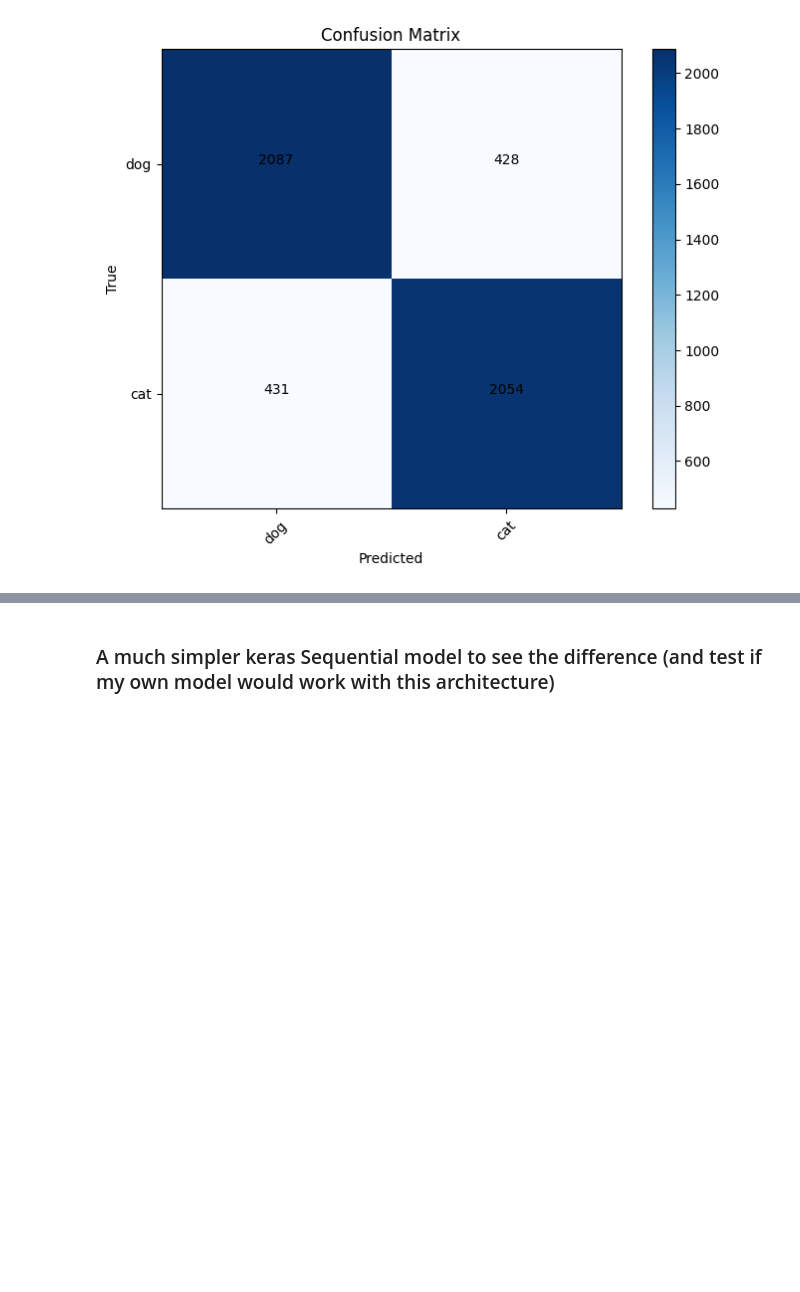
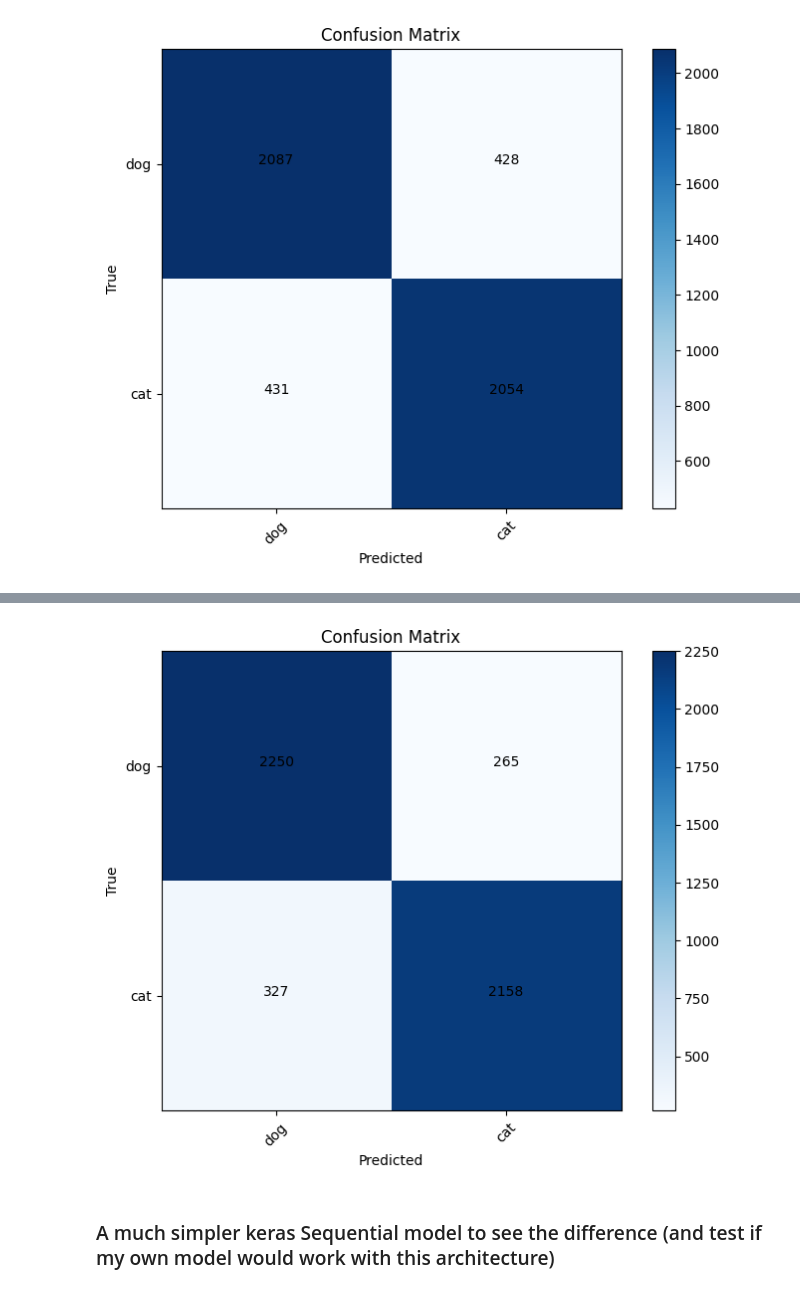
Before and after one commit to flowqrr/dogs_cats_cnn, a Jupyter notebook: dogs-vs-cats/other_models.ipynb, the cells around one changed output, grey strips where cells are left out. Drawn from its saved outputs; the diff is of its cells as text; code cells hidden in the pictures; blank space fills up the shorter version.

```diff
--- a/dogs-vs-cats/other_models.ipynb
+++ b/dogs-vs-cats/other_models.ipynb
@@ -313,0 +419,52 @@ weighted avg       0.83      0.83      0.83      5000
+# %%
+import numpy as np
+from sklearn.metrics import classification_report, confusion_matrix, f1_score
+import matplotlib.pyplot as plt
+
+score = model.evaluate(validation_generator, verbose=0)
+validation_steps = len(validation_generator)
+val_loss, val_accuracy = score[0], score[1]
+
+# resetting the generator to start from the beginning
+validation_generator.reset()
+y_true = []
+y_pred = []
+
+for i in range(validation_steps):
+    x_val, y_val = next(validation_generator)
+    y_true.extend(y_val)
+    y_pred.extend(model.predict(x_val))
+
+# converting predicted probabilities to binary predictions
+y_pred = np.argmax(y_pred, axis=1)
+y_true = np.argmax(y_true, axis=1)
+
+f1 = f1_score(y_true, y_pred)
+confusion = confusion_matrix(y_true, y_pred)
+
+print(f"Loss: {val_loss}")
+print(f"Accuracy: {val_accuracy}")
+print(f"F1 Score: {f1}")
+
+target_names = ["dog", "cat"]
+report = classification_report(y_true, y_pred, target_names=target_names)
+print("Classification Report:")
+print(report)
+
+plt.figure(figsize=(8, 6))
+plt.imshow(confusion, interpolation='nearest', cmap=plt.get_cmap('Blues'))
+plt.title('Confusion Matrix')
+plt.colorbar()
+
+# adding actual numbers to the plot
+for i in range(2):
+    for j in range(2):
+        plt.text(j, i, str(confusion[i, j]), horizontalalignment='center', color='black')
+
+tick_marks = np.arange(2) # bc we have 2 classes
+plt.xticks(tick_marks, target_names, rotation=45)
+plt.yticks(tick_marks, target_names)
+plt.xlabel('Predicted')
+plt.ylabel('True')
+plt.show()
+# %% [output]
@@ -314,3 +488,4 @@ weighted avg       0.83      0.83      0.83      5000
+[figure, added]
 # %% [markdown]
 ### A much simpler keras Sequential model to see the difference (and test if my own model would work with this architecture)
 # %%
```
Also changed, not shown: parts of 5 cells of this notebook.
